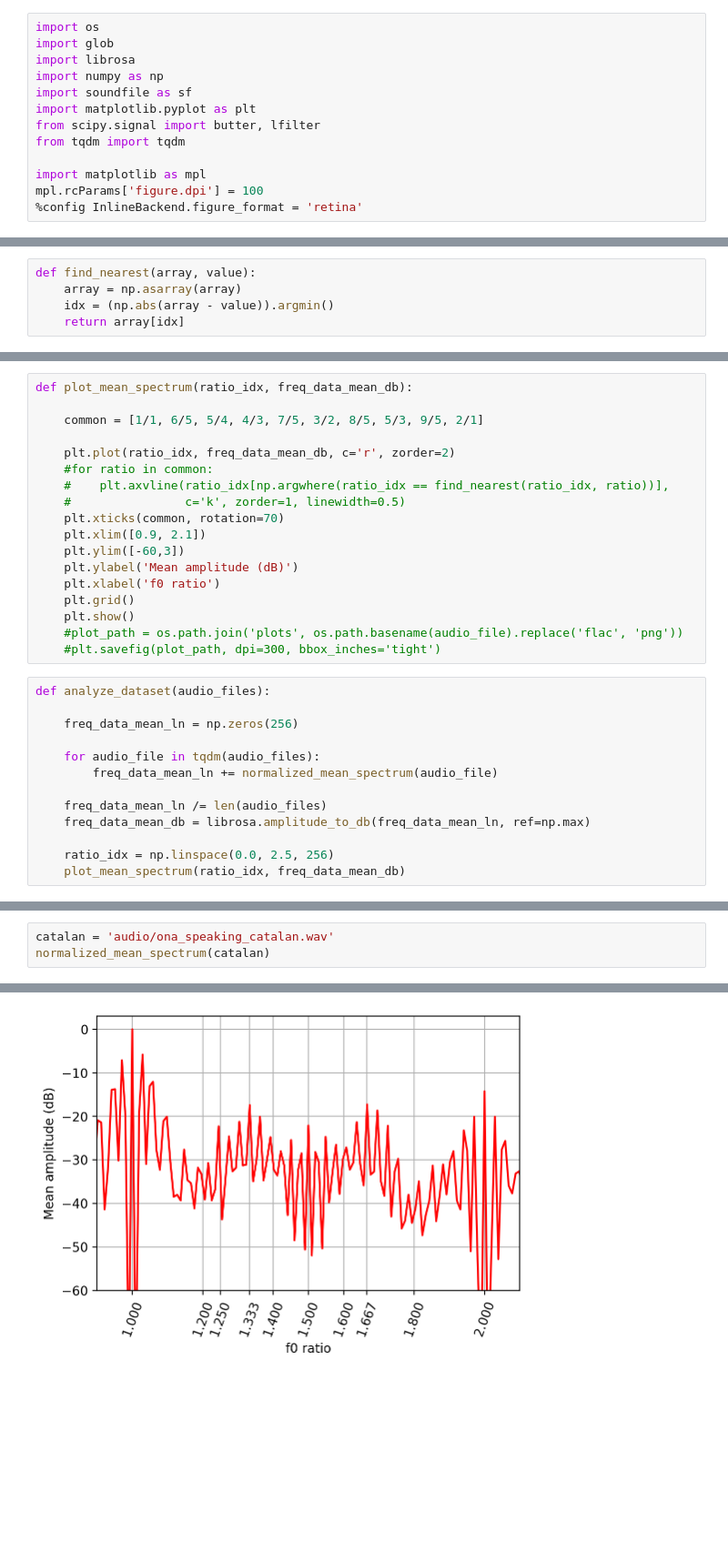
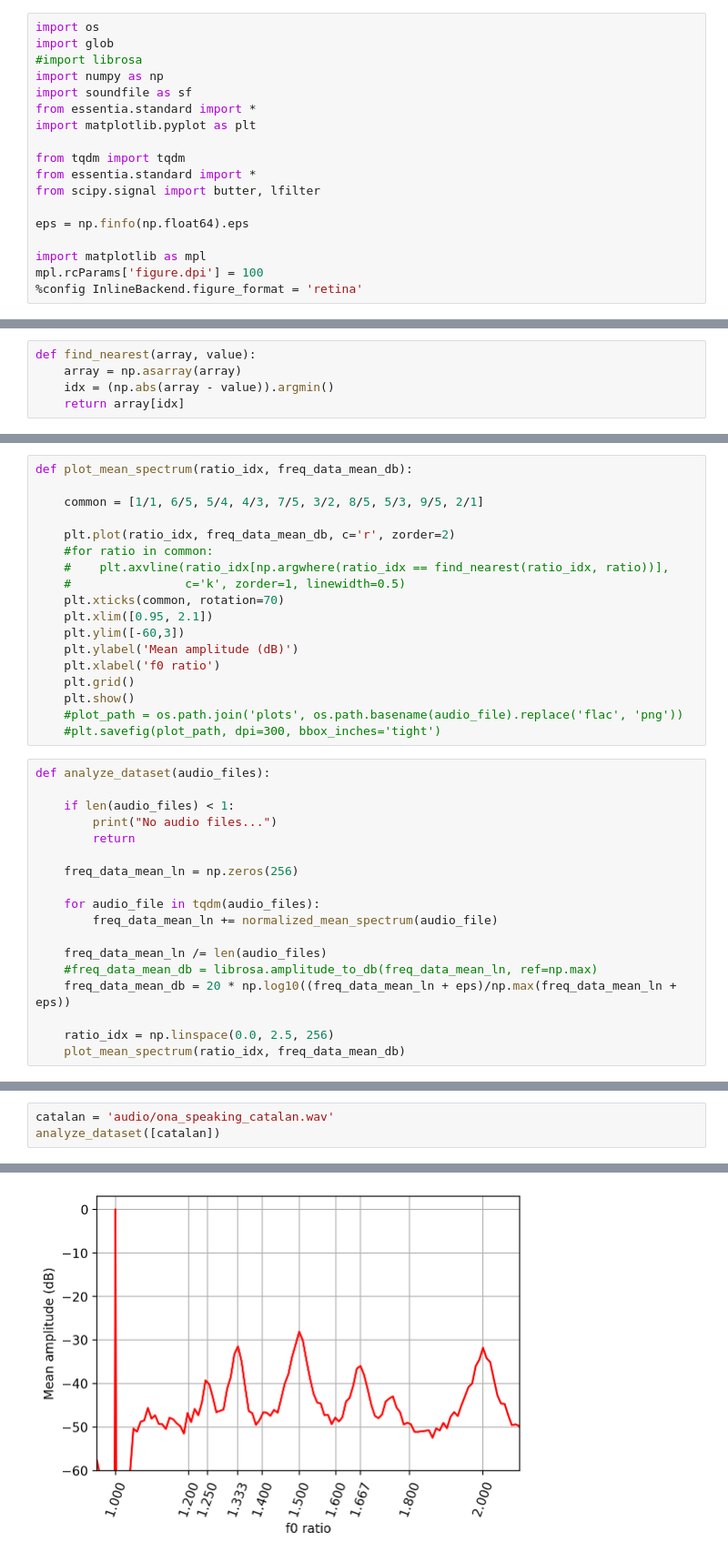
Before and after one commit to csteinmetz1/consynthance, a Jupyter notebook: voice.ipynb, the cells around one changed output, grey strips where cells are left out. Shown at 91% size. Saved outputs shown, nothing was run; the diff lists cells and outputs as text; blank space fills up the shorter version.

Commit message:
updates to voice script to use essentia - better results but not done yet

```diff
--- a/voice.ipynb
+++ b/voice.ipynb
@@ -1,12 +1,17 @@
 # %%
 import os
 import glob
-import librosa
+#import librosa
 import numpy as np
 import soundfile as sf
+from essentia.standard import *
 import matplotlib.pyplot as plt
+
+from tqdm import tqdm
+from essentia.standard import *
 from scipy.signal import butter, lfilter
-from tqdm import tqdm
+
+eps = np.finfo(np.float64).eps
 
 import matplotlib as mpl
 mpl.rcParams['figure.dpi'] = 100
@@ -99,7 +146,7 @@ def plot_mean_spectrum(ratio_idx, freq_data_mean_db):
     #    plt.axvline(ratio_idx[np.argwhere(ratio_idx == find_nearest(ratio_idx, ratio))],
     #                c='k', zorder=1, linewidth=0.5)
     plt.xticks(common, rotation=70)
-    plt.xlim([0.9, 2.1])
+    plt.xlim([0.95, 2.1])
     plt.ylim([-60,3])
     plt.ylabel('Mean amplitude (dB)')
     plt.xlabel('f0 ratio')
@@ -109,6 +156,10 @@ def plot_mean_spectrum(ratio_idx, freq_data_mean_db):
     #plt.savefig(plot_path, dpi=300, bbox_inches='tight')
 # %%
 def analyze_dataset(audio_files):
+
+    if len(audio_files) < 1:
+        print("No audio files...")
+        return
 
     freq_data_mean_ln = np.zeros(256)
 
@@ -116,7 +167,8 @@ def analyze_dataset(audio_files):
         freq_data_mean_ln += normalized_mean_spectrum(audio_file)
 
     freq_data_mean_ln /= len(audio_files)
-    freq_data_mean_db = librosa.amplitude_to_db(freq_data_mean_ln, ref=np.max)
+    #freq_data_mean_db = librosa.amplitude_to_db(freq_data_mean_ln, ref=np.max)
+    freq_data_mean_db = 20 * np.log10((freq_data_mean_ln + eps)/np.max(freq_data_mean_ln + eps))
 
     ratio_idx = np.linspace(0.0, 2.5, 256)
     plot_mean_spectrum(ratio_idx, freq_data_mean_db)
@@ -135,4 +185,4 @@ normalized_mean_spectrum(javanese2)
 # %%
 catalan = 'audio/ona_speaking_catalan.wav'
-normalized_mean_spectrum(catalan)
+analyze_dataset([catalan])
 # %% [output]
@@ -141,4 +189,4 @@ normalized_mean_spectrum(catalan)
-[figure, old version]
+[figure, new version]
 # %%
 english = 'audio/liam_speaking_english.wav'
 analyze_dataset([english])
```
Also changed, not shown: parts of 10 cells of this notebook, 1 other file.
